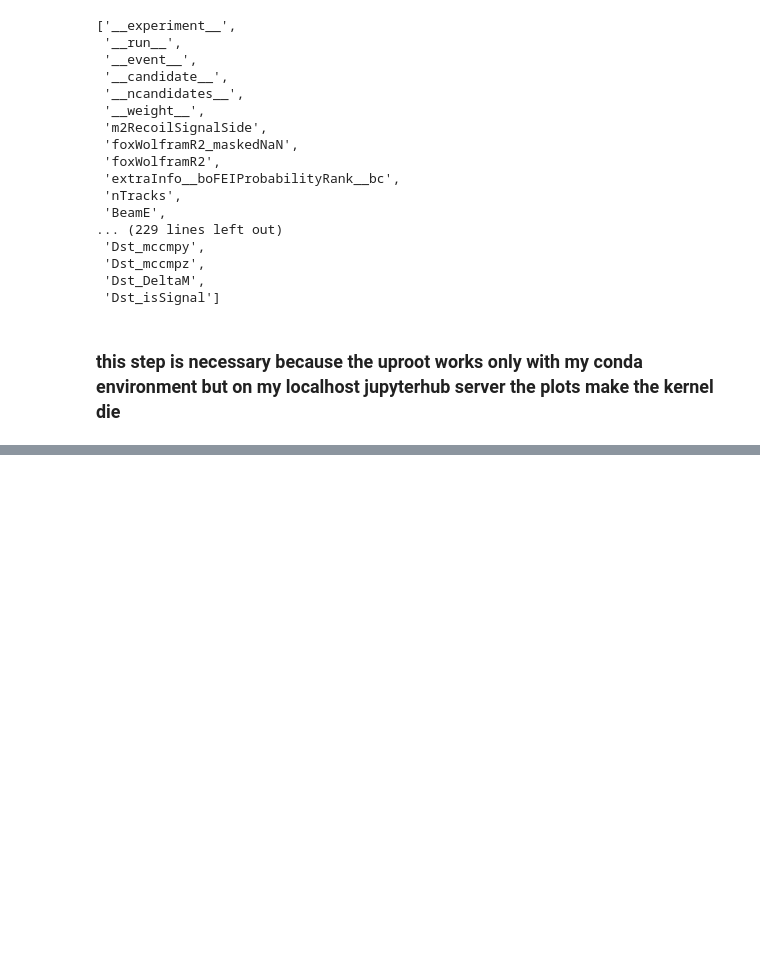
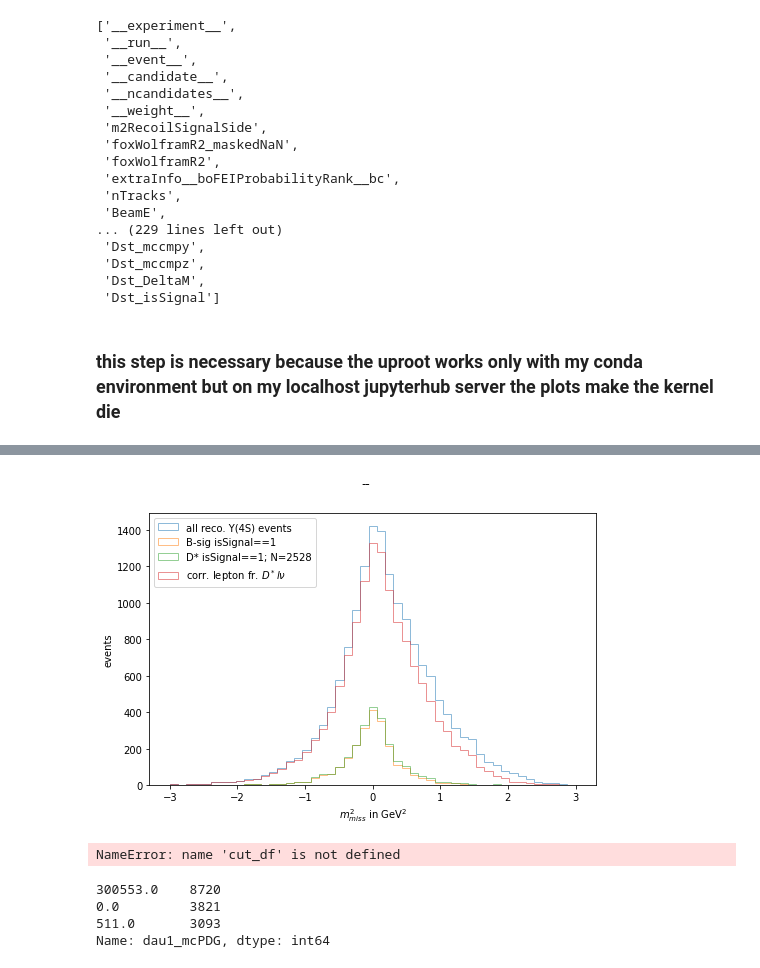
Before and after one commit to axelHeim/MCstudies, a Jupyter notebook: Dstlnu_Bt_generic/recreateGiannasPlot/offlineAnalysis_GiannasPlot.ipynb, the cells around one changed output, grey strips where cells are left out. Saved outputs shown, nothing was run; the diff lists cells and outputs as text; code cells hidden in the pictures; blank space fills up the shorter version.

```diff
--- a/Dstlnu_Bt_generic/recreateGiannasPlot/offlineAnalysis_GiannasPlot.ipynb
+++ b/Dstlnu_Bt_generic/recreateGiannasPlot/offlineAnalysis_GiannasPlot.ipynb
@@ -95,0 +187,41 @@ cut_df = cut_df[(cut_df.Dst_pt < 2.4) & (cut_df.lep_pt > 1.0)] # cut on l and D*
+# %%
+bins = np.linspace(-3, 3, 50)
+fig, ax = plt.subplots()
+fig.suptitle('--')
+fig.set_size_inches(8, 5)
+
+ax.set_xlabel(r'$m_{miss}^2$ in GeV$^2$')
+ax.set_ylabel("events")
+
+num_corrEvts = cut_df[(cut_df["Dst_isSignal"] == 1)].shape[0]
+
+ax.hist(cut_df.m2RecoilSignalSide, bins, alpha=0.5, label='all reco. Y(4S) events',histtype='step')
+ax.hist(cut_df[(cut_df["dau1_isSignal"] == 1)].m2RecoilSignalSide, bins, alpha=0.5, label='B-sig isSignal==1',histtype='step')
+ax.hist(cut_df[(cut_df["Dst_isSignal"] == 1)].m2RecoilSignalSide, bins, alpha=0.5, label=('D* isSignal==1; N=%i' %num_corrEvts),histtype='step')
+
+
+correct_lep = cut_df[(cut_df["lep_motherPDG"].abs() == 511) & ((cut_df["lep_mcPDG"].abs() == 13) | (cut_df["lep_mcPDG"].abs() == 11))]
+ax.hist(correct_lep.m2RecoilSignalSide, bins, alpha=0.5,label=(r'corr. lepton fr. $D^*l\nu$'),histtype='step')
+
+#correct_Dst = cut_df[(cut_df["dau1_dau0_mcPDG"].abs() == 511) & ((cut_df["lep_mcPDG"].abs() == 13) | (cut_df["lep_mcPDG"].abs() == 11))]
+#ax.hist(correct_lep.m2RecoilSignalSide, bins, alpha=0.5, label="correct lepton",histtype='step')
+
+
+
+#lep_motherPDG
+ax.legend(loc='upper left')
+
+plt.savefig('mmSquared_isSignal_GiannasScript_afterOfflineCuts.pdf')
+# %% [output]
+[figure, added]
+# %%
+cut_df["genUp4S_PDG_1_2"].abs().value_counts()
+# %% [output]
+NameError: name 'cut_df' is not defined
+# %%
+cut_df["dau1_mcPDG"].abs().value_counts()
+# %% [output]
+300553.0    8720
+0.0         3821
+511.0       3093
+Name: dau1_mcPDG, dtype: int64
```
Also changed, not shown: parts of 25 cells of this notebook, 10 other files.
